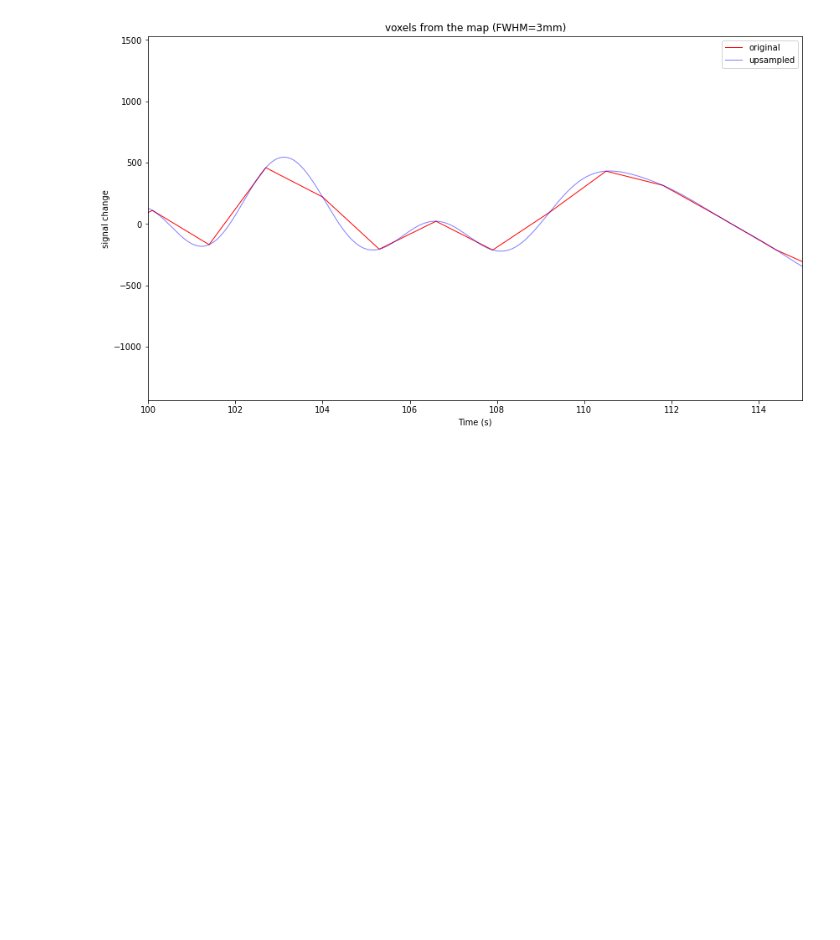
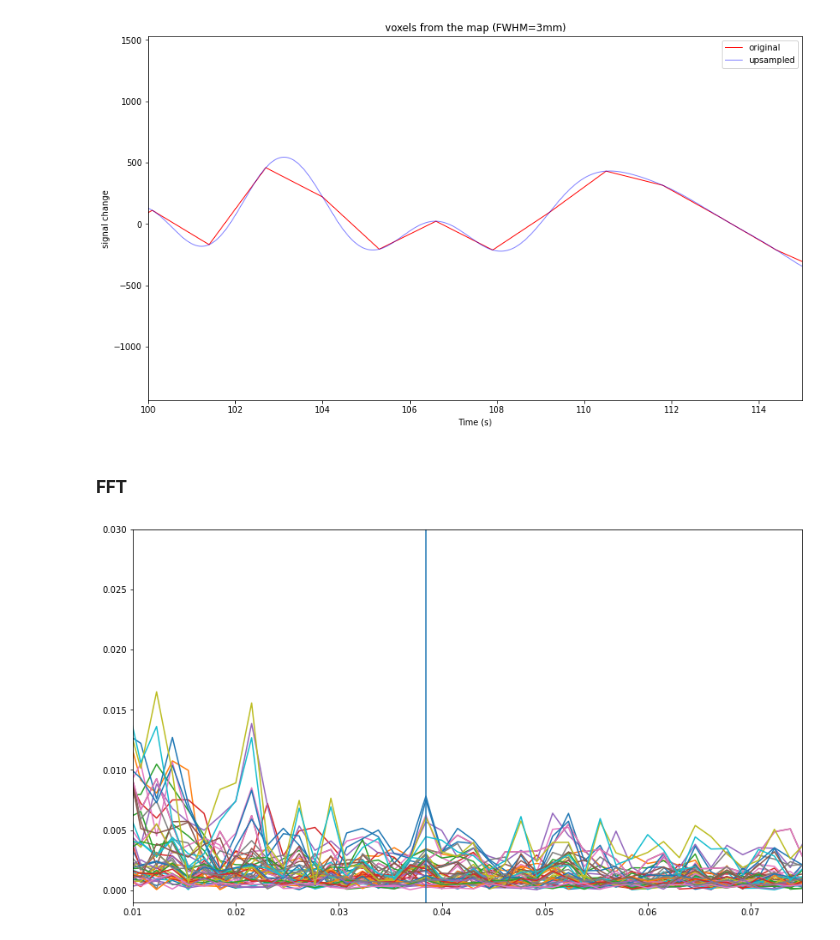
Before and after one commit to maciekszul/BrainDyn_ANALYSIS, a Jupyter notebook: SHOW_AND_TELL.ipynb, the cells around one changed output. Saved outputs shown, nothing was run; the diff lists cells and outputs as text; code cells hidden in the pictures; blank space fills up the shorter version.

```diff
--- a/SHOW_AND_TELL.ipynb
+++ b/SHOW_AND_TELL.ipynb
@@ -123,3 +123,21 @@ plt.xlim([100, 115])
 plt.legend();
 # %% [output]
 [figure]
+# %% [markdown]
+### FFT
+# %%
+f, ax = plt.subplots(figsize=(14,8))
+data = flicker_voxels[:,200:250]
+res_x = resample(data, int(og_time/0.0005), axis=0)
+
+fft_Y = fft(res_x, axis=0)
+fft_FREQ = fftfreq(fft_Y.shape[0], 0.0005)
+fft_Y = fft_Y[:200]
+fft_FREQ = fft_FREQ[:200]
+
+plt.plot(fft_FREQ, np.abs(fft_Y)/1e10)
+plt.xlim(0.01,0.075)
+plt.ylim((-.001, 0.03))
+plt.axvline(0.0385);
+# %% [output]
+[figure, added]
```
Also changed, not shown: parts of 4 cells of this notebook.
